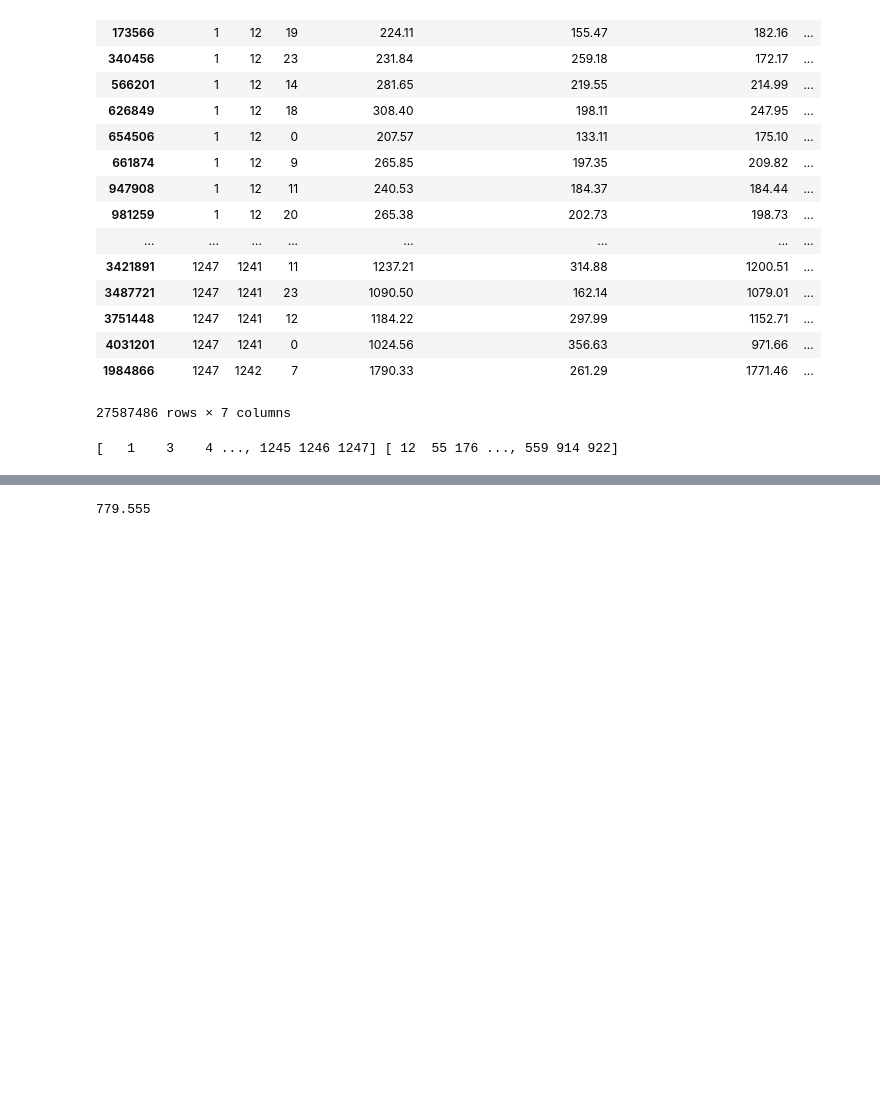
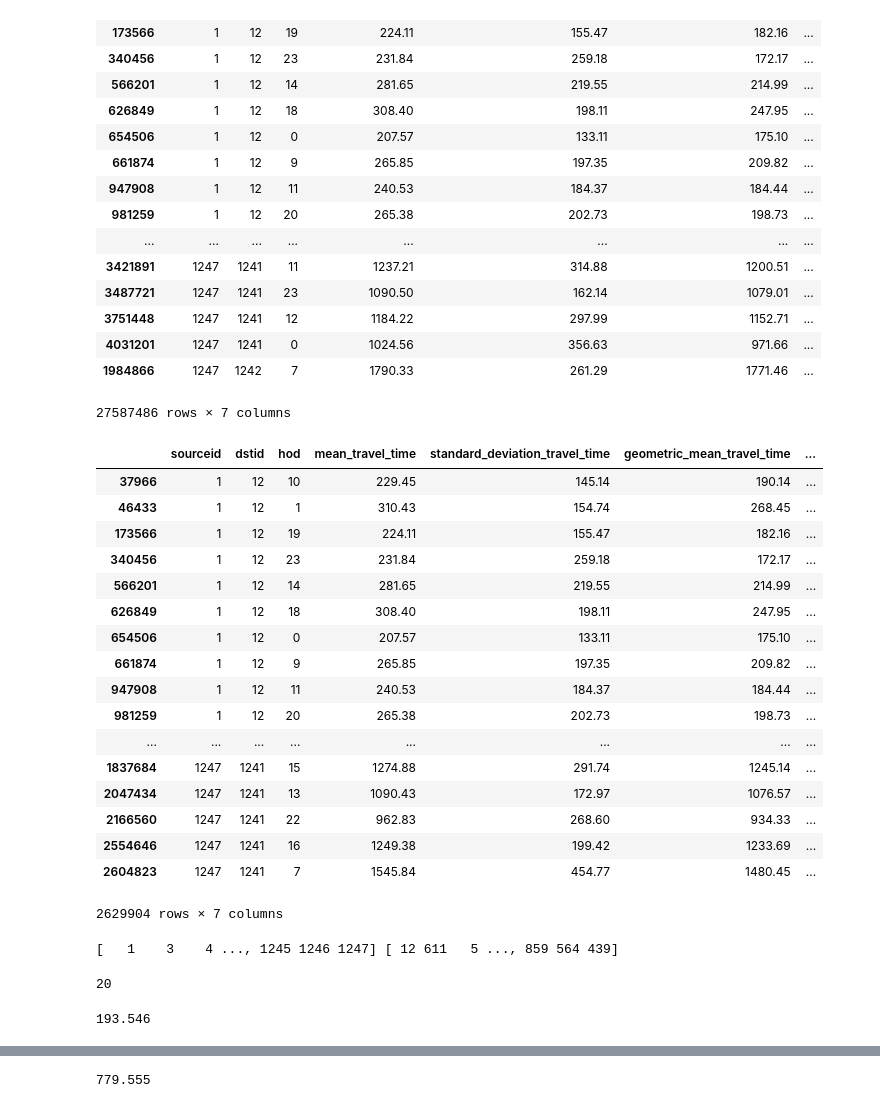
Before and after one commit to RadiationMiners/bostonubertraffic, a Jupyter notebook: corrAnalysis.ipynb, the cells around one changed output, grey strips where cells are left out. Saved outputs shown, nothing was run; the diff lists cells and outputs as text; code cells hidden in the pictures; blank space fills up the shorter version.

```diff
--- a/corrAnalysis.ipynb
+++ b/corrAnalysis.ipynb
@@ -138,4 +144,26 @@ uber
 | 4031201 | 1247 | 1241 | 0 | 1024.56 | 356.63 | 971.66 | ... |
 | 1984866 | 1247 | 1242 | 7 | 1790.33 | 261.29 | 1771.46 | ... |
 27587486 rows × 7 columns
+# %%
+alpha = alpha.sort_values(['sourceid', 'dstid'])
+alpha
+# %% [output]
+|  | sourceid | dstid | hod | mean_travel_time | standard_deviation_travel_time | geometric_mean_travel_time | ... |
+| 37966 | 1 | 12 | 10 | 229.45 | 145.14 | 190.14 | ... |
+| 46433 | 1 | 12 | 1 | 310.43 | 154.74 | 268.45 | ... |
+| 173566 | 1 | 12 | 19 | 224.11 | 155.47 | 182.16 | ... |
+| 340456 | 1 | 12 | 23 | 231.84 | 259.18 | 172.17 | ... |
+| 566201 | 1 | 12 | 14 | 281.65 | 219.55 | 214.99 | ... |
+| 626849 | 1 | 12 | 18 | 308.40 | 198.11 | 247.95 | ... |
+| 654506 | 1 | 12 | 0 | 207.57 | 133.11 | 175.10 | ... |
+| 661874 | 1 | 12 | 9 | 265.85 | 197.35 | 209.82 | ... |
+| 947908 | 1 | 12 | 11 | 240.53 | 184.37 | 184.44 | ... |
+| 981259 | 1 | 12 | 20 | 265.38 | 202.73 | 198.73 | ... |
+| ... | ... | ... | ... | ... | ... | ... | ... |
+| 1837684 | 1247 | 1241 | 15 | 1274.88 | 291.74 | 1245.14 | ... |
+| 2047434 | 1247 | 1241 | 13 | 1090.43 | 172.97 | 1076.57 | ... |
+| 2166560 | 1247 | 1241 | 22 | 962.83 | 268.60 | 934.33 | ... |
+| 2554646 | 1247 | 1241 | 16 | 1249.38 | 199.42 | 1233.69 | ... |
+| 2604823 | 1247 | 1241 | 7 | 1545.84 | 454.77 | 1480.45 | ... |
+2629904 rows × 7 columns
 # %%
@@ -144,4 +175,12 @@ uniqueDest = uber['dstid'].unique()
-# %%
-print(uniqueSources, uniqueDest)
-# %% [output]
-[   1    3    4 ..., 1245 1246 1247] [ 12  55 176 ..., 559 914 922]
+# %%
+print(alphasources, alphadest)
+# %% [output]
+[   1    3    4 ..., 1245 1246 1247] [ 12 611   5 ..., 859 564 439]
+# %%
+sliceone = alpha.loc[(alpha['sourceid'] == 1) & (alpha['dstid']==12)]
+print(len(sliceone.index))
+sliceone['geometric_mean_travel_time'].mean()
+#sliceone['geometric_mean_travel_time'].mean()
+# %% [output]
+20
+193.546
```
Also changed, not shown: parts of 8 cells of this notebook.
